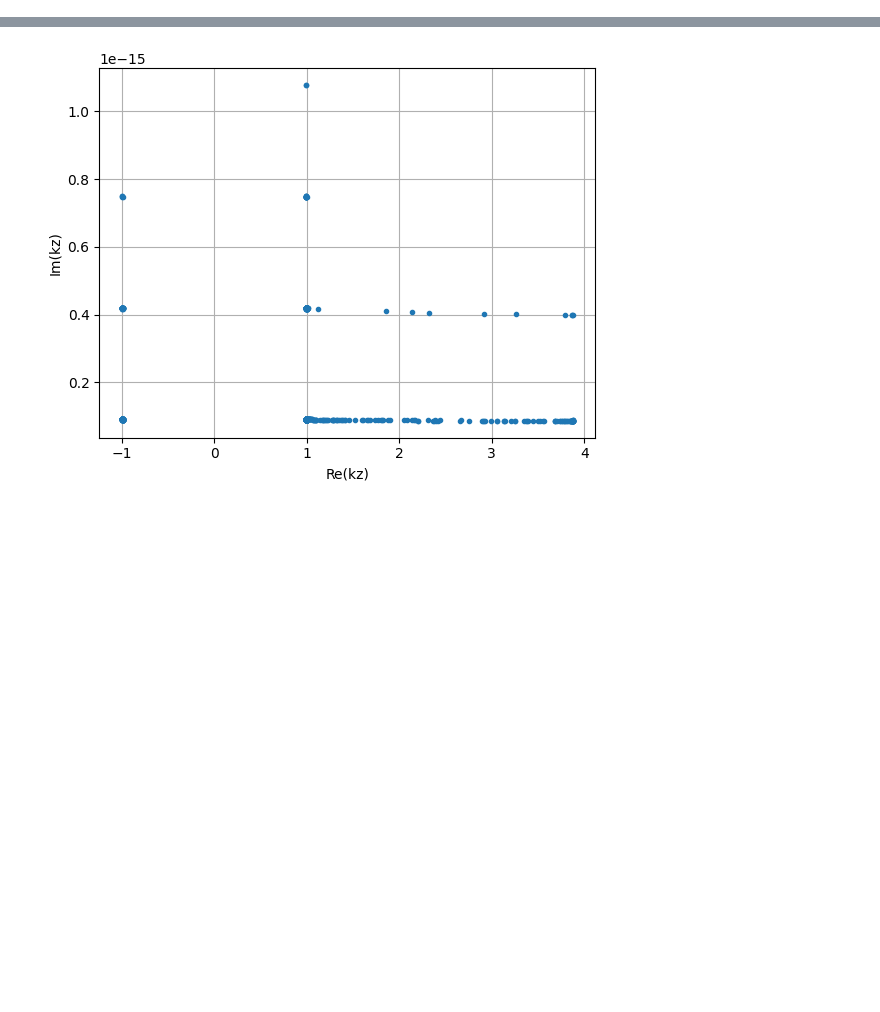
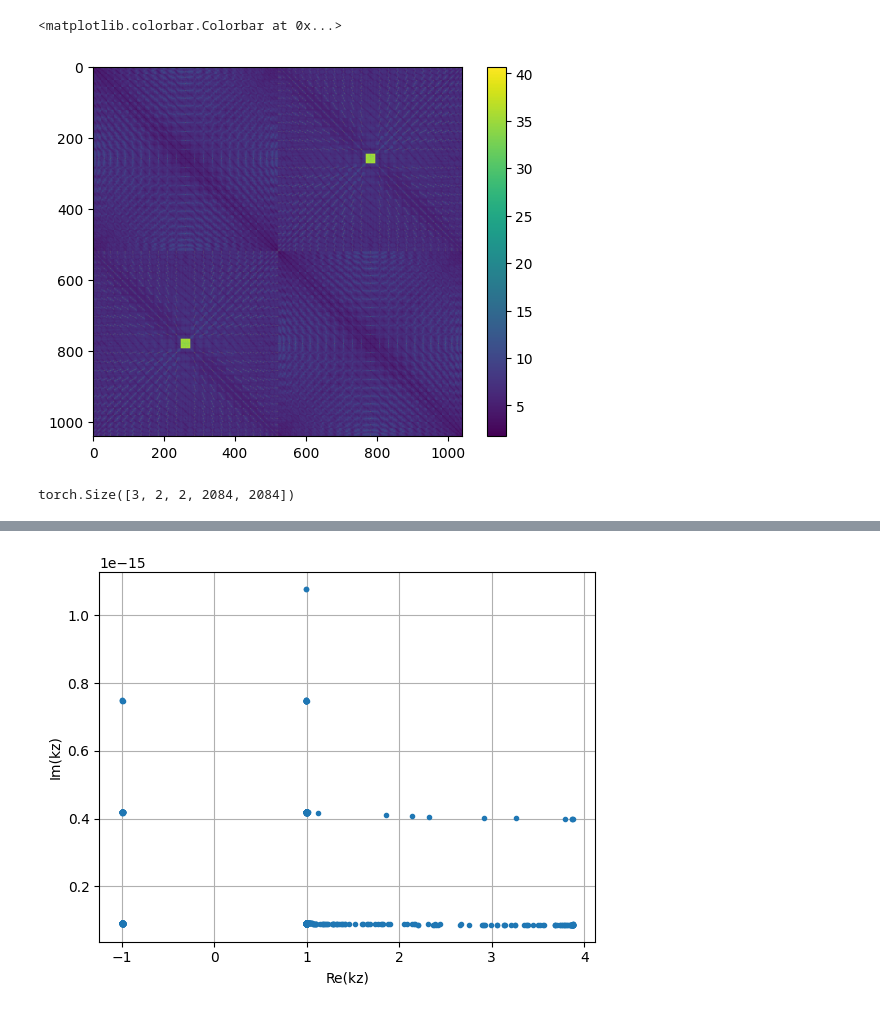
Before and after one commit to RodionovSA/metarcwa, a Jupyter notebook: eigensolver_test.ipynb, the cells around one changed output, grey strips where cells are left out. Saved outputs shown, nothing was run; the diff lists cells and outputs as text; code cells hidden in the pictures; blank space fills up the shorter version.

```diff
--- a/eigensolver_test.ipynb
+++ b/eigensolver_test.ipynb
@@ -67,0 +83,8 @@ plt.grid()
+# %%
+# Prefer cuSOLVER for torch.linalg / inverse / solve on CUDA
+#torch.backends.cuda.preferred_linalg_library("cusolver")
+
+# Now run your code
+S = solver.Sm_layer(solver_empty._W, solver_empty._V)
+# %%
+S11, S12, S21, S22 = split_block(S)
@@ -67,0 +95,10 @@ plt.grid()
+# %%
+plt.imshow(torch.log(S11[0,0,0]).cpu().abs())
+plt.colorbar()
+# %% [output]
+<matplotlib.colorbar.Colorbar at 0x...>
+[figure, added]
+# %%
+S.shape
+# %% [output]
+torch.Size([3, 2, 2, 2084, 2084])
```
Also changed, not shown: parts of 8 cells of this notebook, 5 other files.
